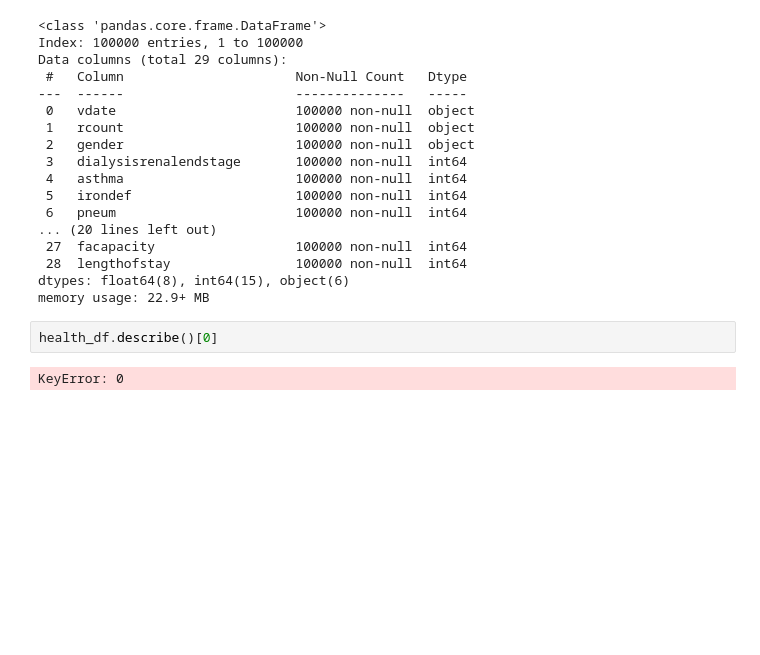
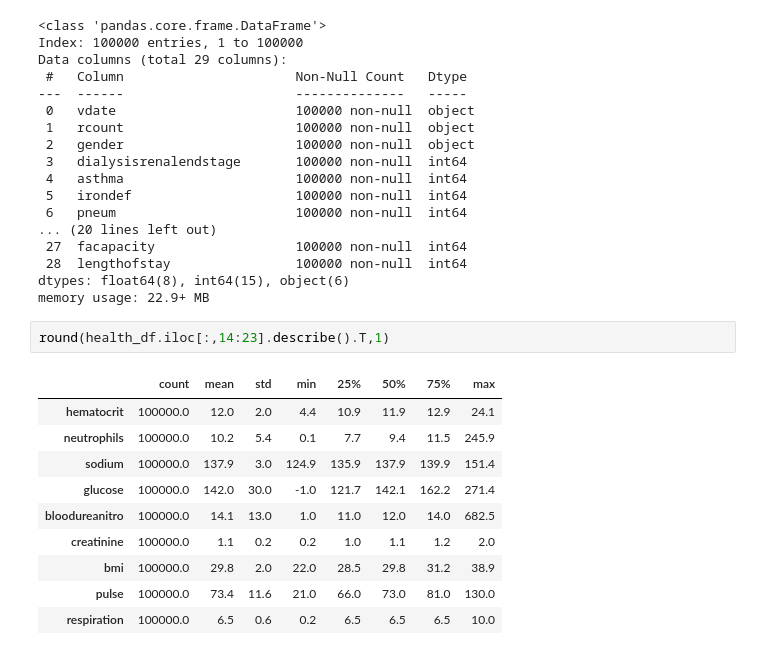
Before and after one commit to Balenm/hospital_LoS_stacking_ensemble, a Jupyter notebook: main.ipynb, the cells around one changed output. Cells and saved outputs as stored; diff of their text form; blank space fills up the shorter version.

```diff
--- a/main.ipynb
+++ b/main.ipynb
@@ -29,7 +68,16 @@ Data columns (total 29 columns):
  28  lengthofstay                100000 non-null  int64
 dtypes: float64(8), int64(15), object(6)
 memory usage: 22.9+ MB
-# %%
-health_df.describe()[0]
-# %% [output]
-KeyError: 0
+# %%
+round(health_df.iloc[:,14:23].describe().T,1)
+# %% [output]
+|  | count | mean | std | min | 25% | 50% | 75% | max |
+| hematocrit | 100000.0 | 12.0 | 2.0 | 4.4 | 10.9 | 11.9 | 12.9 | 24.1 |
+| neutrophils | 100000.0 | 10.2 | 5.4 | 0.1 | 7.7 | 9.4 | 11.5 | 245.9 |
+| sodium | 100000.0 | 137.9 | 3.0 | 124.9 | 135.9 | 137.9 | 139.9 | 151.4 |
+| glucose | 100000.0 | 142.0 | 30.0 | -1.0 | 121.7 | 142.1 | 162.2 | 271.4 |
+| bloodureanitro | 100000.0 | 14.1 | 13.0 | 1.0 | 11.0 | 12.0 | 14.0 | 682.5 |
+| creatinine | 100000.0 | 1.1 | 0.2 | 0.2 | 1.0 | 1.1 | 1.2 | 2.0 |
+| bmi | 100000.0 | 29.8 | 2.0 | 22.0 | 28.5 | 29.8 | 31.2 | 38.9 |
+| pulse | 100000.0 | 73.4 | 11.6 | 21.0 | 66.0 | 73.0 | 81.0 | 130.0 |
+| respiration | 100000.0 | 6.5 | 0.6 | 0.2 | 6.5 | 6.5 | 6.5 | 10.0 |
```
Also changed, not shown: parts of 24 cells of this notebook, 1 other file.
